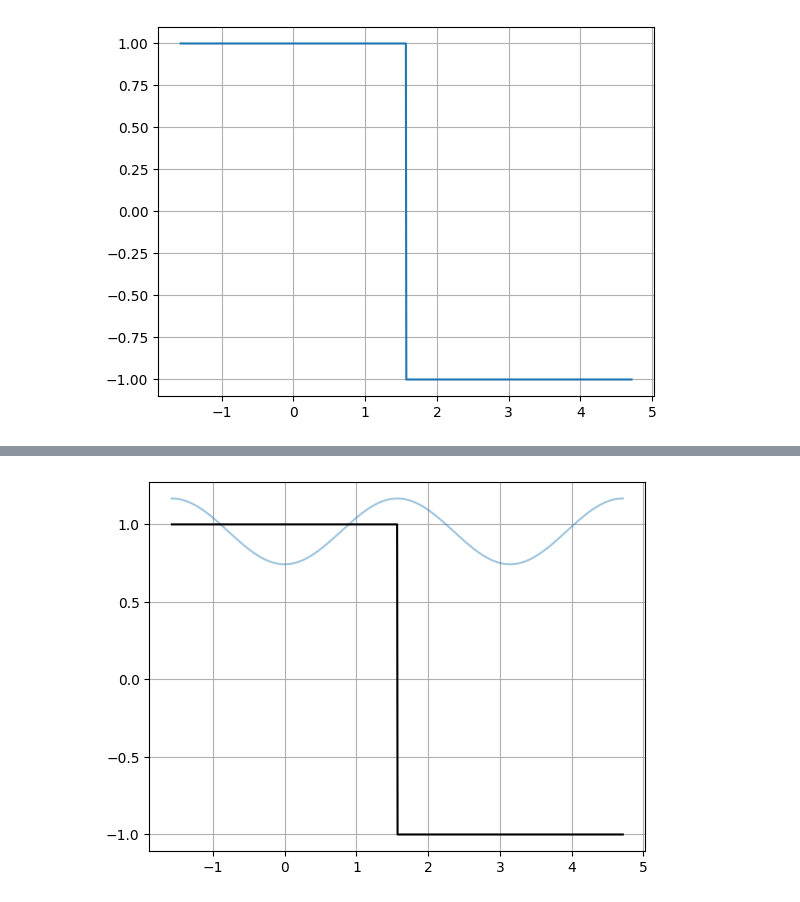
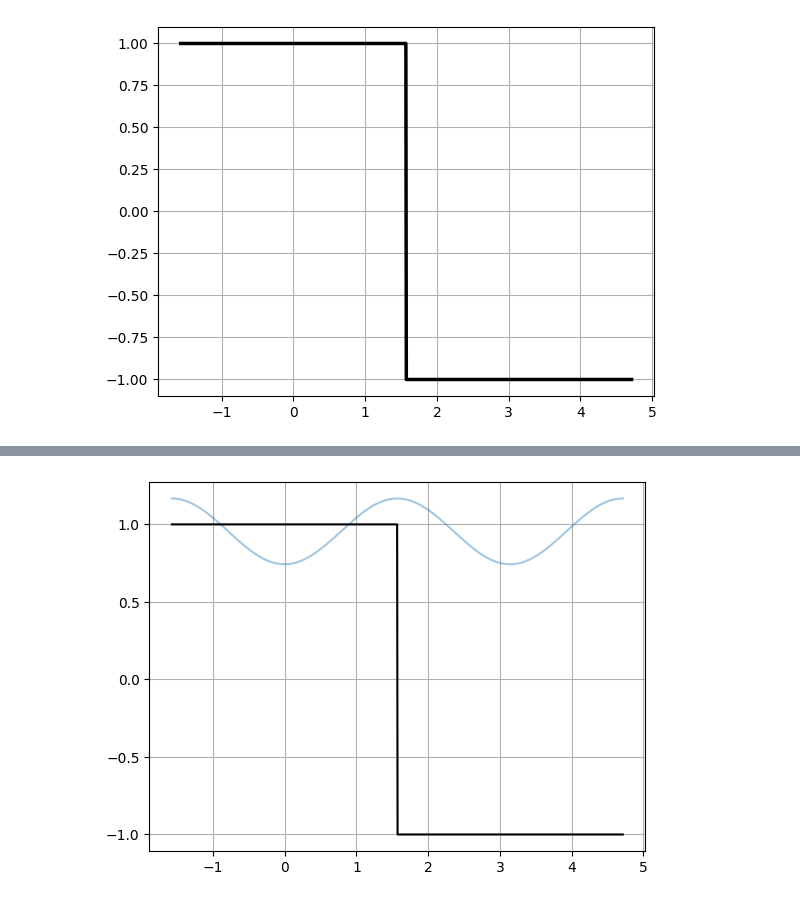
Before and after one commit to tanasr/MMA_ZHAW, a Jupyter notebook: Fourier.ipynb, the cells around one changed output, grey strips where cells are left out. Cells and saved outputs as stored; diff of their text form; code cells hidden in the pictures.

```diff
--- a/Fourier.ipynb
+++ b/Fourier.ipynb
@@ -4,10 +17,10 @@ import numpy as np
 # %%
 t = np.linspace(-1/2*np.pi, 3/2*np.pi,1000)
 def f(t):
     return np.where((t >= -1/2*np.pi) & (t <= 1/2*np.pi),1,-1)
 
-plt.plot(t,f(t))
+plt.plot(t,f(t),'k',lw=2.5)
 plt.grid()
 plt.show()
 # %% [output]
-[figure, old version]
+[figure, new version]
```
Also changed, not shown: parts of 16 cells of this notebook.
